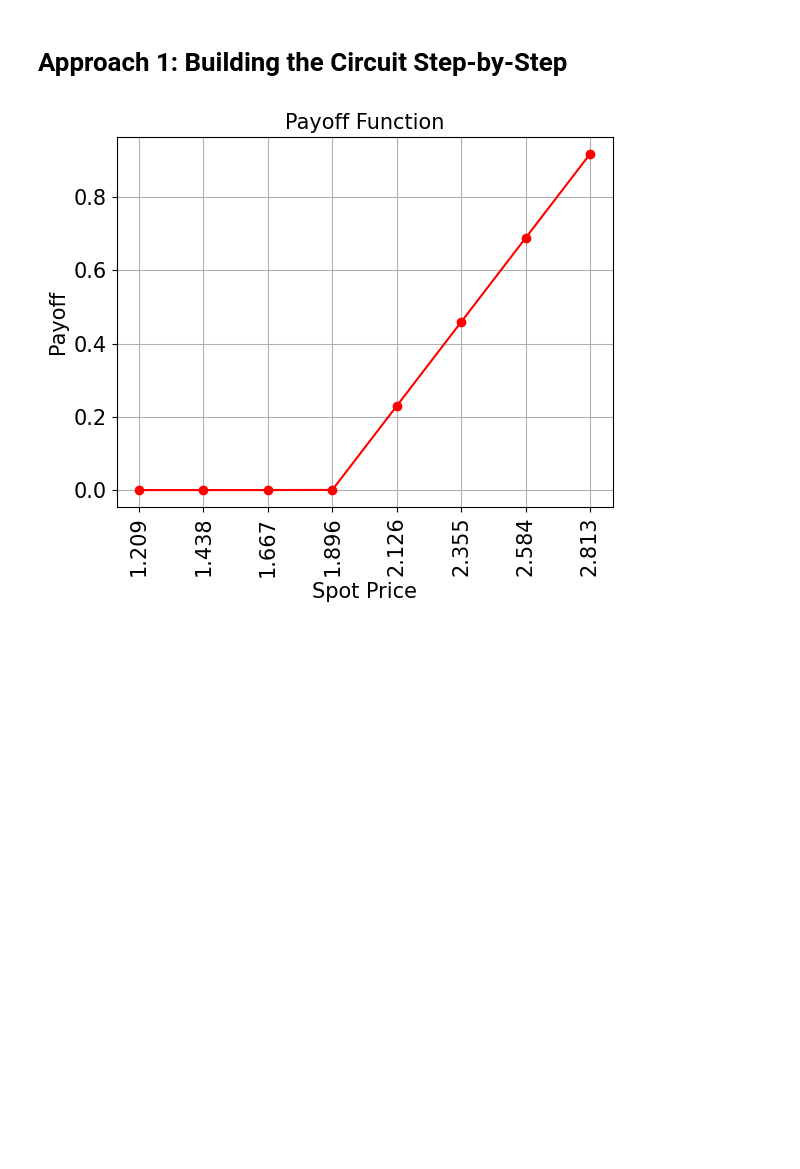
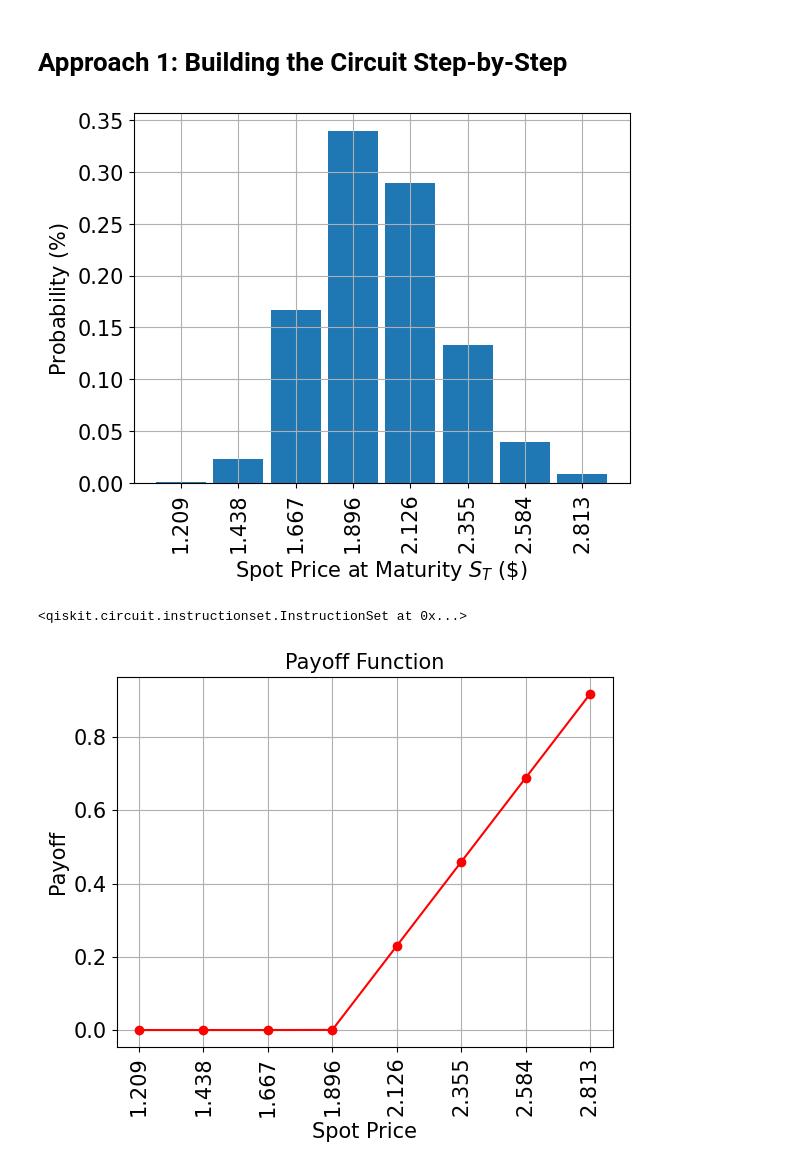
Before and after one commit to Astatium5/Quantum-Option-Pricing, a Jupyter notebook: Option Pricing.ipynb, the cells around one changed output. Drawn from its saved outputs; the diff is of its cells as text; code cells hidden in the pictures; blank space fills up the shorter version.

```diff
--- a/Option Pricing.ipynb
+++ b/Option Pricing.ipynb
@@ -88,4 +200,40 @@ low = np.maximum(0, mean - 3 * stddev)
 high = mean + 3 * stddev
 
 uncertainty_model = LogNormalDistribution(num_uncertainty_qubits, mu=mu, sigma=sigma**2, bounds=(low, high))
+# %%
+x = uncertainty_model.values
+y = uncertainty_model.probabilities
+plt.bar(x, y, width=0.2)
+plt.xticks(x, size=15, rotation=90)
+plt.yticks(size=15)
+plt.grid()
+plt.xlabel("Spot Price at Maturity $S_T$ (\$)", size=15)
+plt.ylabel("Probability ($\%$)", size=15)
+plt.show()
+# %% [output]
+[figure, added]
+# %%
+c_approx = 0.25
+
+breakpoints = [low, strike_price]
+slopes = [0, 1]
+offsets = [0, 0]
+f_min = 0
+f_max = high - strike_price
+european_call_objective = LinearAmplitudeFunctionGate(
+    num_uncertainty_qubits,
+    slopes,
+    offsets,
+    domain=(low, high),
+    image=(f_min, f_max),
+    breakpoints=breakpoints,
+    rescaling_factor=c_approx,
+)
+
+num_qubits = european_call_objective.num_qubits
+european_call = QuantumCircuit(num_qubits)
+european_call.append(uncertainty_model, range(num_uncertainty_qubits))
+european_call.append(european_call_objective, range(num_qubits))
+# %% [output]
+<qiskit.circuit.instructionset.InstructionSet at 0x...>
 # %%
```
Also changed, not shown: parts of 33 cells of this notebook, 5 other files.
